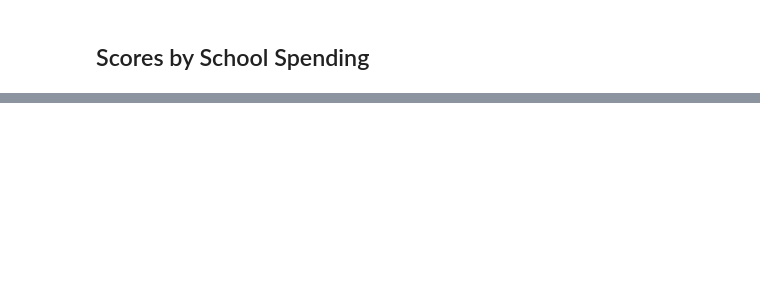
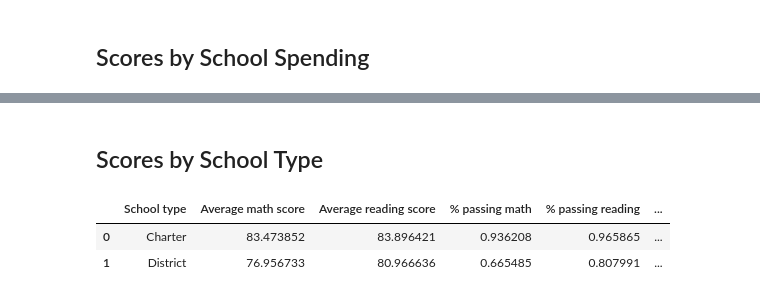
Before and after one commit to tsbarr/pandas-challenge, a Jupyter notebook: PyCitySchools/PyCitySchools_tsbarr.ipynb, the cells around one changed output, grey strips where cells are left out. Cells and saved outputs as stored; diff of their text form; code cells hidden in the pictures; blank space fills up the shorter version.

```diff
--- a/PyCitySchools/PyCitySchools_tsbarr.ipynb
+++ b/PyCitySchools/PyCitySchools_tsbarr.ipynb
@@ -273,0 +331,21 @@ reading_scores_by_grade
+# %% [markdown]
+## Scores by School Type
+# %%
+type_summary = (school_summary
+    .groupby('School type', as_index = False)
+    .aggregate(
+        {
+            'Average math score' : 'mean',
+            'Average reading score' : 'mean',
+            '% passing math' : 'mean',
+            '% passing reading' : 'mean',
+            '% passing overall' : 'mean'
+        }
+    )
+)
+
+type_summary
+# %% [output]
+|  | School type | Average math score | Average reading score | % passing math | % passing reading | ... |
+| 0 | Charter | 83.473852 | 83.896421 | 0.936208 | 0.965865 | ... |
+| 1 | District | 76.956733 | 80.966636 | 0.665485 | 0.807991 | ... |
```
Also changed, not shown: parts of 7 cells of this notebook.
